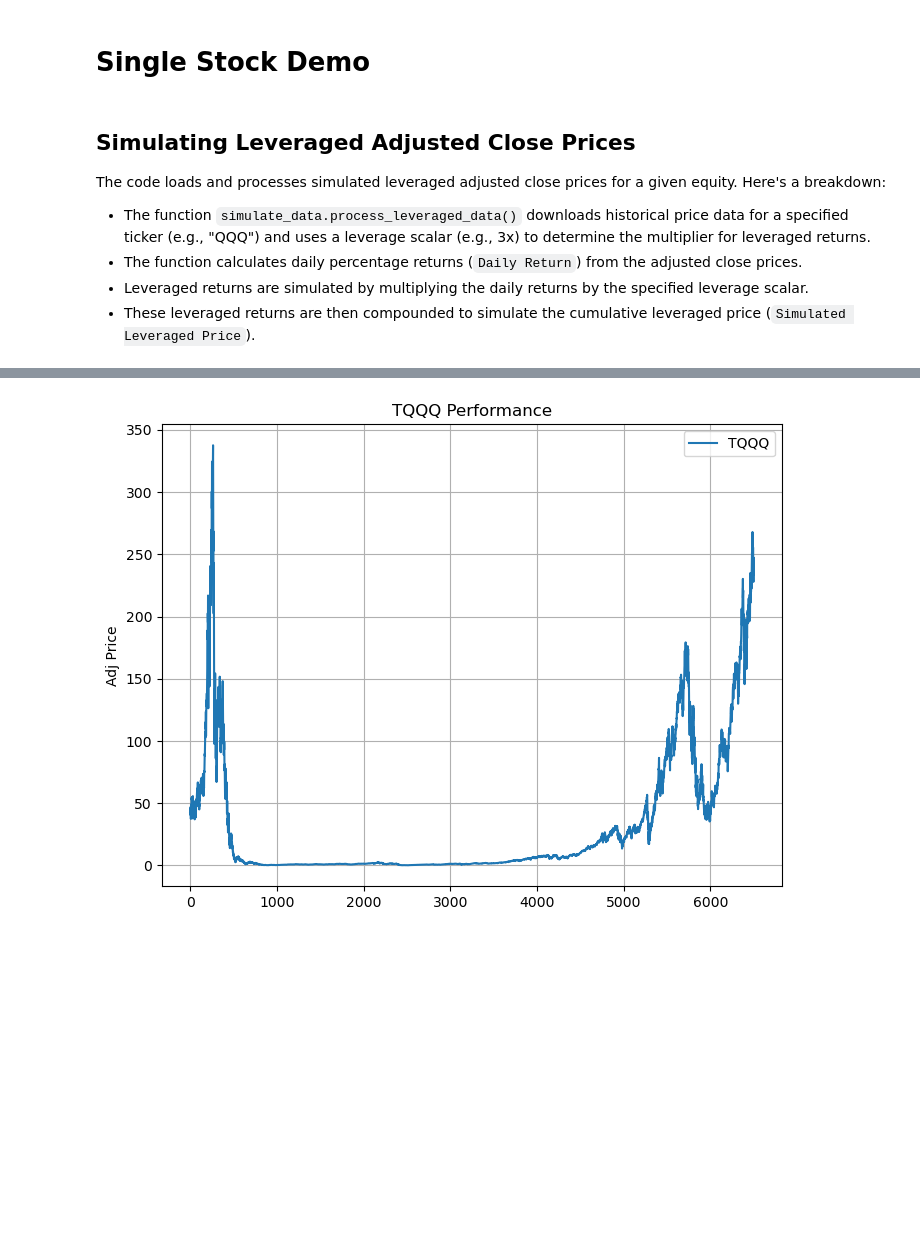
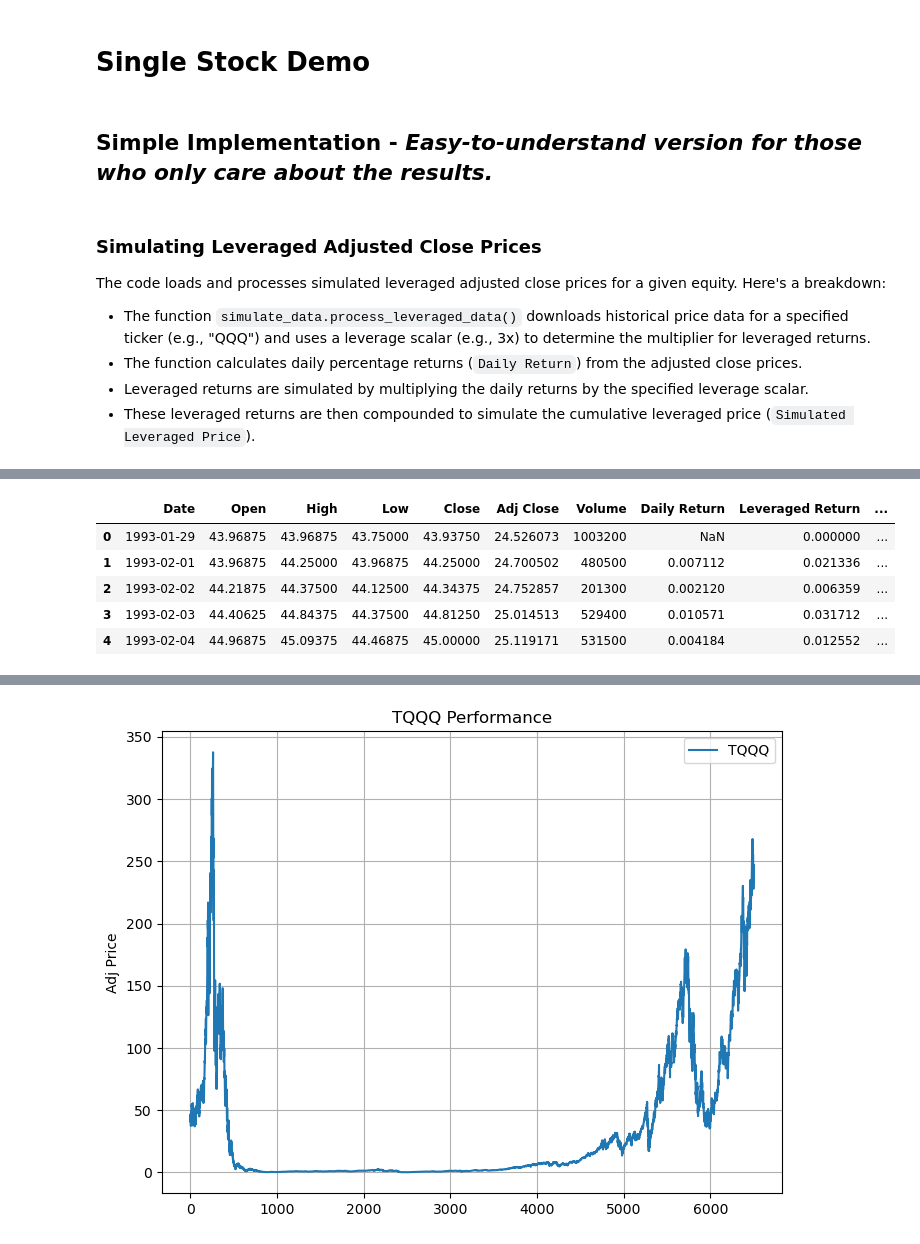
Before and after one commit to SterlingHayden/ATH-Investing-w-Leveraged-ETFs, a Jupyter notebook: Demo-Single-Stock.ipynb, the cells around one changed output, grey strips where cells are left out. Saved outputs shown, nothing was run; the diff lists cells and outputs as text; code cells hidden in the pictures; blank space fills up the shorter version.

Commit message:
Added results to the top

```diff
--- a/Demo-Single-Stock.ipynb
+++ b/Demo-Single-Stock.ipynb
@@ -7,8 +14,14 @@ import seaborn as sns
+# %% [markdown]
+## Simple Implementation - *Easy-to-understand version for those who only care about the results.*
 # %% [markdown]
-## Simulating Leveraged Adjusted Close Prices
+### Simulating Leveraged Adjusted Close Prices
 
 The code loads and processes simulated leveraged adjusted close prices for a given equity. Here's a breakdown:
 - The function `simulate_data.process_leveraged_data()` downloads historical price data for a specified ticker (e.g., "QQQ") and uses a leverage scalar (e.g., 3x) to determine the multiplier for leveraged returns.
 - The function calculates daily percentage returns (`Daily Return`) from the adjusted close prices.
 - Leveraged returns are simulated by multiplying the daily returns by the specified leverage scalar.
 - These leveraged returns are then compounded to simulate the cumulative leveraged price (`Simulated Leveraged Price`).
+# %%
+data = process_leveraged_data(tickers='SPY', leverage_scalars=3)
+data.head()
+# %% [output]
@@ -14,0 +29,6 @@ The code loads and processes simulated leveraged adjusted close prices for a giv
+|  | Date | Open | High | Low | Close | Adj Close | Volume | Daily Return | Leveraged Return | ... |
+| 0 | 1993-01-29 | 43.96875 | 43.96875 | 43.75000 | 43.93750 | 24.526073 | 1003200 | NaN | 0.000000 | ... |
+| 1 | 1993-02-01 | 43.96875 | 44.25000 | 43.96875 | 44.25000 | 24.700502 | 480500 | 0.007112 | 0.021336 | ... |
+| 2 | 1993-02-02 | 44.21875 | 44.37500 | 44.12500 | 44.34375 | 24.752857 | 201300 | 0.002120 | 0.006359 | ... |
+| 3 | 1993-02-03 | 44.40625 | 44.84375 | 44.37500 | 44.81250 | 25.014513 | 529400 | 0.010571 | 0.031712 | ... |
+| 4 | 1993-02-04 | 44.96875 | 45.09375 | 44.46875 | 45.00000 | 25.119171 | 531500 | 0.004184 | 0.012552 | ... |
```
Also changed, not shown: parts of 14 cells of this notebook.
